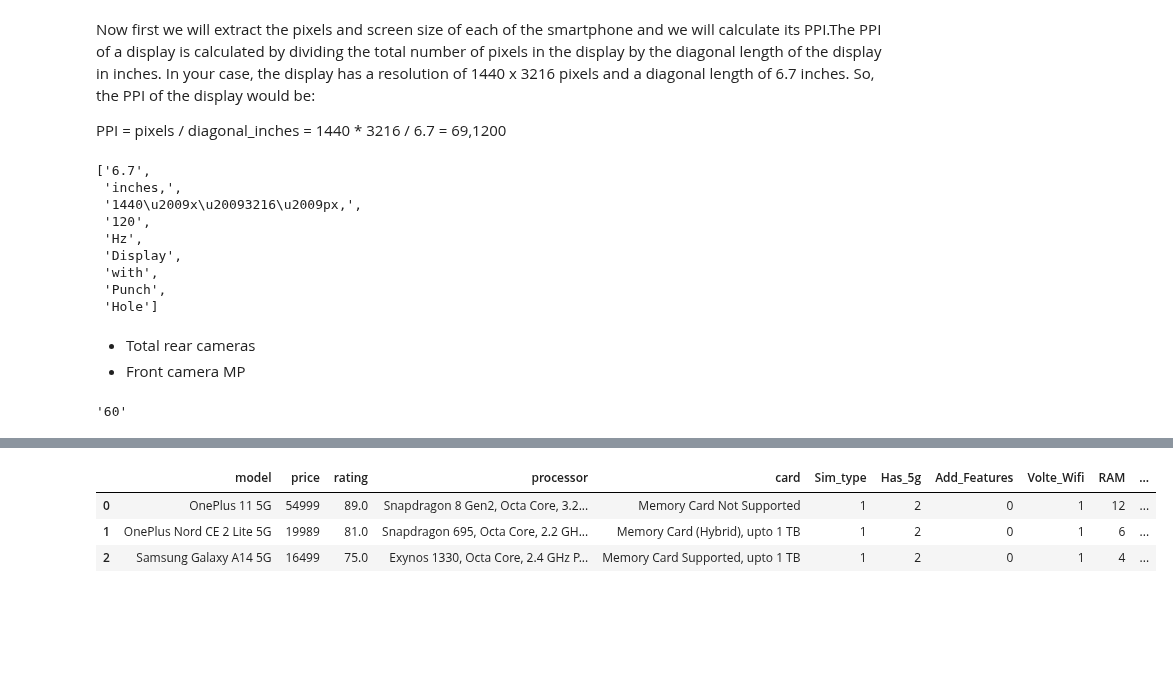
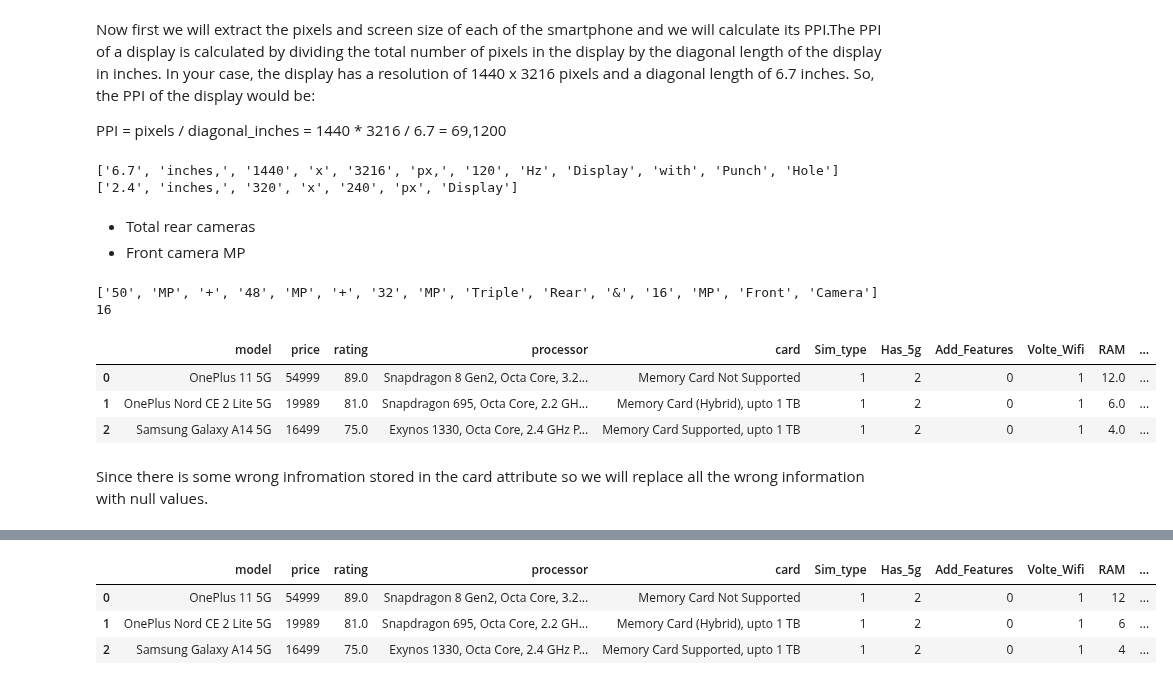
Before and after one commit to yuvraaj2002/AI_Projects, a Jupyter notebook: Smartphone_Price_Prediction/Code.ipynb, the cells around one changed output, grey strips where cells are left out. Cells and saved outputs as stored; diff of their text form; code cells hidden in the pictures; blank space fills up the shorter version.

Commit message:
Fixed the logic of extracting values by replacing split(' ') with split()

```diff
--- a/Smartphone_Price_Prediction/Code.ipynb
+++ b/Smartphone_Price_Prediction/Code.ipynb
@@ -175,24 +182,20 @@ Battery = []
 Charging = []
 
 for item in df['battery']:
-    contents = item.split(' ')
+    contents = item.split()
     if ('Battery' in contents) or ('Charging' in contents):  # Filtered out any wrong info
 
-        if len(contents) == 2:  # Means it could be Battert or charging
-            if 'Battery' in contents:
-                Battery.append((contents[0]).split('\u2009')[0])
-                Charging.append(np.nan)  # Add NaN for missing Storage data
+        if ('Battery' in contents) and ('Charging' in contents) and len(contents) == 7:
+            Battery.append(int(contents[0]))
+            Charging.append(contents[4][:-1])
 
-            elif 'Charging' in contents:
-                Battery.append(np.nan)  # Add NaN for missing RAM data
-                Charging.append((contents[0]).split('\u2009')[0])
+        # Means keywords are present but value of fast charging is not mentioned
+        elif ('Battery' in contents) and ('Charging' in contents) and len(contents) == 6:
+            Battery.append(int(contents[0]))
+            Charging.append(np.nan)
 
-        elif len(contents) == 6:  # Means both values and keywords are present
-            Battery.append((contents[0]).split('\u2009')[0])
-            Charging.append(contents[3][:-1])
-
-        elif (len(contents)) == 5: # Means battery value and keyword is present but charging keyword present but not charging
-            Battery.append((contents[0]).split('\u2009')[0])
+        elif 'Battery' in contents:
+            Battery.append(int(contents[0]))
             Charging.append(np.nan)
 
     else:
@@ -209,29 +212,24 @@ PPI = pixels / diagonal_inches
 = 1440 * 3216 / 6.7
 = 69,1200
 # %%
-str = '6.7 inches, 1440 x 3216 px, 120 Hz Display with Punch Hole'
-str.split(' ')
+str1 = '6.7 inches, 1440 x 3216 px, 120 Hz Display with Punch Hole'
+str2 = '2.4 inches, 320 x 240 px Display'
+print(str1.split())
+print(str2.split())
 # %% [output]
-['6.7',
- 'inches,',
- '1440\u2009x\u20093216\u2009px,',
- '120',
- 'Hz',
- 'Display',
- 'with',
- 'Punch',
- 'Hole']
+['6.7', 'inches,', '1440', 'x', '3216', 'px,', '120', 'Hz', 'Display', 'with', 'Punch', 'Hole']
+['2.4', 'inches,', '320', 'x', '240', 'px', 'Display']
 # %%
 diagonal_len = []
 Total_px = []
 
 for item in df['display']:
-    contents = item.split(' ')
-    if ('inches,' in contents):  # Filtered out any wrong info
+    contents = item.split()
+    if ('inches,' in contents) and ('Display'):  # Filtered out any wrong info
 
         diagonal_len.append(contents[0])
-        px1_val = contents[2].split('\u2009')[0]
-        px2_val = contents[2].split('\u2009')[2]
+        px1_val = contents[2]
+        px2_val = contents[4]
         total_px_value = int(px1_val) * int(px2_val)
         Total_px.append(total_px_value)
 
@@ -246,11 +244,12 @@ df.drop(['display'], axis=1, inplace=True)
 - Total rear cameras
 - Front camera MP
 # %%
-str = '50 MP + 50 MP + 2 MP Triple Rear & 60 MP Front Camera'
-#str.split('&')[1].split('\u2009MP')[0][1:]
-str.split(' ')[-3].split('\u2009MP')[0]
+str = '50 MP + 48 MP + 32 MP Triple Rear & 16 MP Front Camera'
+print(str.split())
+print(str.split('&')[-1].split()[0])
 # %% [output]
-'60'
+['50', 'MP', '+', '48', 'MP', '+', '32', 'MP', 'Triple', 'Rear', '&', '16', 'MP', 'Front', 'Camera']
+16
 # %%
 rear_cams = []
 Total_fmp = []
@@ -258,19 +257,19 @@ Total_fmp = []
 df['camera'].fillna(df['camera'].mode()[0],inplace=True)
 
 for item in df['camera']:
-    contents = item.split(' ')
-    if ('Rear' in contents) or ('Front' in contents):  # Filtered out any wrong info
+    contents = item.split()
+    if ('Rear' in contents) and ('Front' in contents) and ('&' in contents):  # Filtered out any wrong info
 
         if 'Quad' in contents:
             rear_cams.append(4)
-        if 'Triple' in contents:
+        elif 'Triple' in contents:
             rear_cams.append(3)
-        if 'Dual' in contents:
+        elif 'Dual' in contents:
             rear_cams.append(2)
         else:
             rear_cams.append(1)
 
-        Total_fmp.append(contents[-3].split('\u2009MP')[0])
+        Total_fmp.append(item.split('&')[-1].split()[0])
 
     else:
         rear_cams.append(np.nan)
@@ -279,3 +278,12 @@ for item in df['camera']:
 df['rear_cams'] = pd.Series(rear_cams)
 df['Total_fmp'] = pd.Series(Total_fmp)
 df.drop(['camera'], axis=1, inplace=True)
+# %%
+df.head(3)
+# %% [output]
+|  | model | price | rating | processor | card | Sim_type | Has_5g | Add_Features | Volte_Wifi | RAM | ... |
+| 0 | OnePlus 11 5G | 54999 | 89.0 | Snapdragon 8 Gen2, Octa Core, 3.2... | Memory Card Not Supported | 1 | 2 | 0 | 1 | 12.0 | ... |
+| 1 | OnePlus Nord CE 2 Lite 5G | 19989 | 81.0 | Snapdragon 695, Octa Core, 2.2 GH... | Memory Card (Hybrid), upto 1 TB | 1 | 2 | 0 | 1 | 6.0 | ... |
+| 2 | Samsung Galaxy A14 5G | 16499 | 75.0 | Exynos 1330, Octa Core, 2.4 GHz P... | Memory Card Supported, upto 1 TB | 1 | 2 | 0 | 1 | 4.0 | ... |
+# %% [markdown]
+Since there is some wrong infromation stored in the card attribute so we will replace all the wrong information with null values.
```
Also changed, not shown: parts of 6 cells of this notebook.
